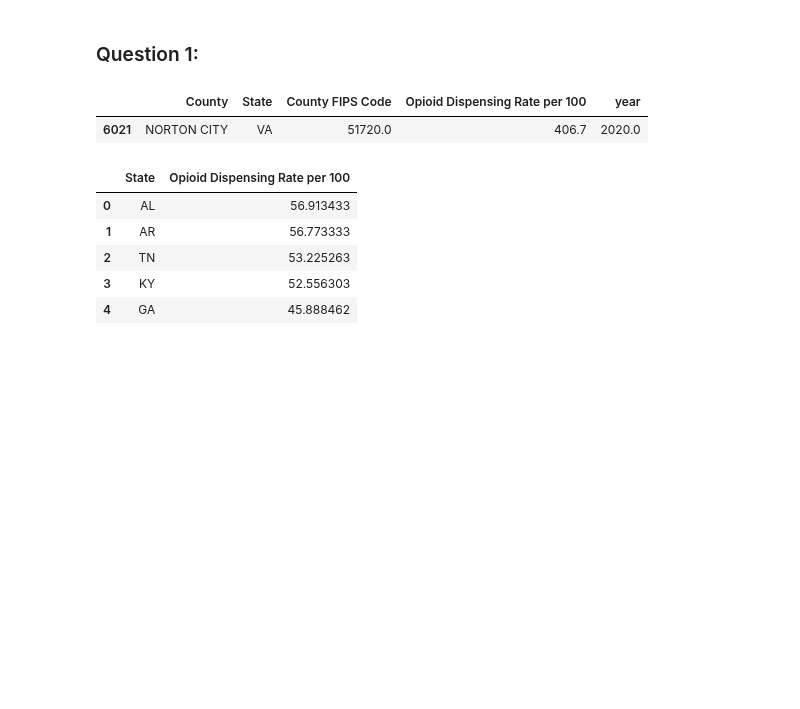
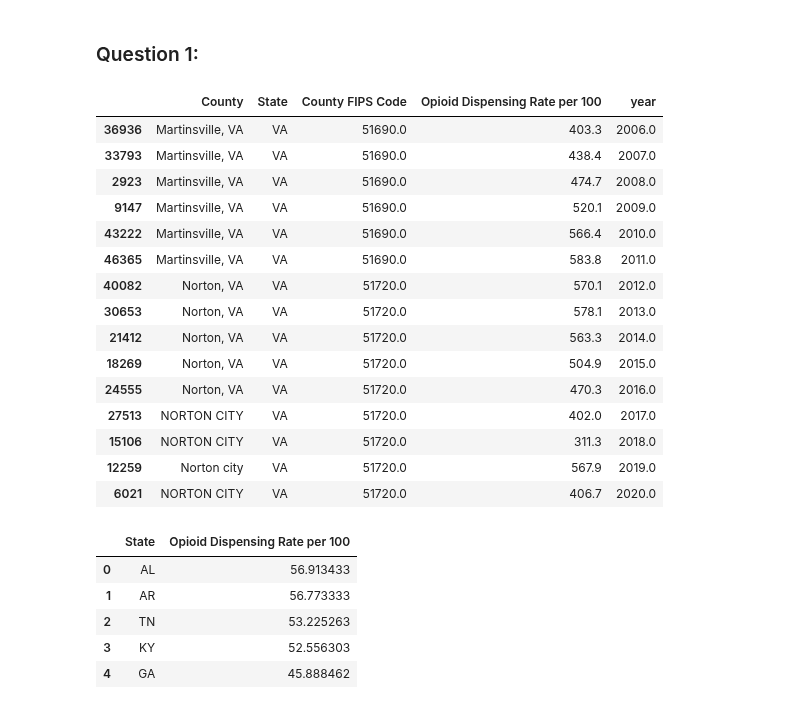
Before and after one commit to Ludougan123234/624-project, a Jupyter notebook: final.ipynb, the cells around one changed output. Saved outputs shown, nothing was run; the diff lists cells and outputs as text; code cells hidden in the pictures; blank space fills up the shorter version.

```diff
--- a/final.ipynb
+++ b/final.ipynb
@@ -235,11 +236,25 @@ We investigated the missing data that exist in the varialbe we used and discover
 # %%
 (
     # get the county with highest opioid dispensing rate
     df.loc[df.groupby('year')['Opioid Dispensing Rate per 100']
-    .idxmax()].query('year == 2020')
+    .idxmax()]
 )
 # %% [output]
 |  | County | State | County FIPS Code | Opioid Dispensing Rate per 100 | year |
+| 36936 | Martinsville, VA | VA | 51690.0 | 403.3 | 2006.0 |
+| 33793 | Martinsville, VA | VA | 51690.0 | 438.4 | 2007.0 |
+| 2923 | Martinsville, VA | VA | 51690.0 | 474.7 | 2008.0 |
+| 9147 | Martinsville, VA | VA | 51690.0 | 520.1 | 2009.0 |
+| 43222 | Martinsville, VA | VA | 51690.0 | 566.4 | 2010.0 |
+| 46365 | Martinsville, VA | VA | 51690.0 | 583.8 | 2011.0 |
+| 40082 | Norton, VA | VA | 51720.0 | 570.1 | 2012.0 |
+| 30653 | Norton, VA | VA | 51720.0 | 578.1 | 2013.0 |
+| 21412 | Norton, VA | VA | 51720.0 | 563.3 | 2014.0 |
+| 18269 | Norton, VA | VA | 51720.0 | 504.9 | 2015.0 |
+| 24555 | Norton, VA | VA | 51720.0 | 470.3 | 2016.0 |
+| 27513 | NORTON CITY | VA | 51720.0 | 402.0 | 2017.0 |
+| 15106 | NORTON CITY | VA | 51720.0 | 311.3 | 2018.0 |
+| 12259 | Norton city | VA | 51720.0 | 567.9 | 2019.0 |
 | 6021 | NORTON CITY | VA | 51720.0 | 406.7 | 2020.0 |
 # %%
 # find the states with the highest opioid dispensing rate
```
Also changed, not shown: parts of 1 cell of this notebook, 1 other file.
